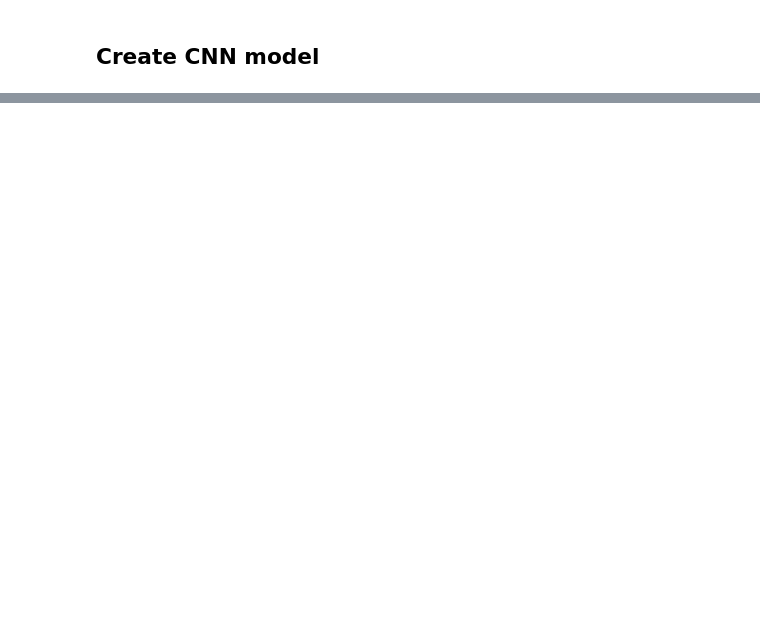
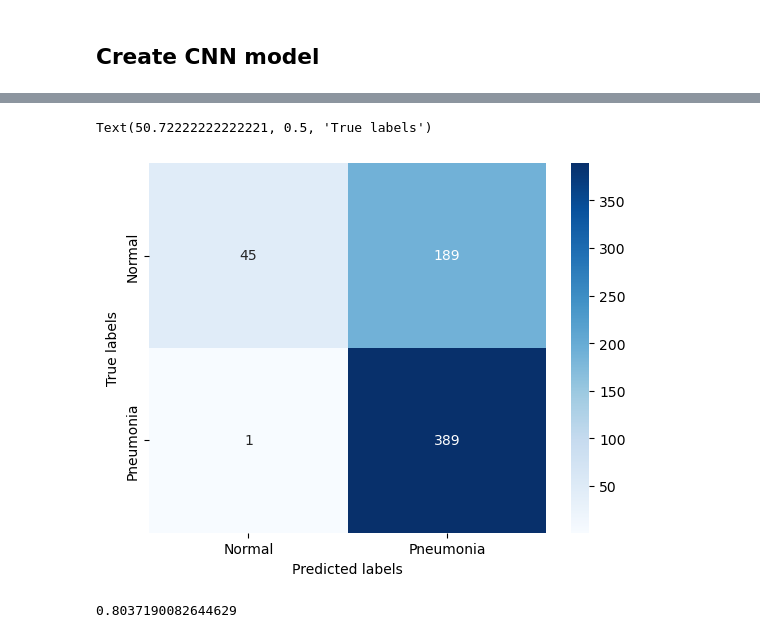
Before and after one commit to Raynobrak/heigvd-labos-arn, a Jupyter notebook: PW4/PW4_notebooks/CNN_pneumonia.ipynb, the cells around one changed output, grey strips where cells are left out. Saved outputs shown, nothing was run; the diff lists cells and outputs as text; code cells hidden in the pictures; blank space fills up the shorter version.

```diff
--- a/PW4/PW4_notebooks/CNN_pneumonia.ipynb
+++ b/PW4/PW4_notebooks/CNN_pneumonia.ipynb
@@ -153,0 +244,20 @@ val_labels = np.vstack(val_labels).squeeze().astype(int)
+# %%
+#Test set
+val_images_test = []
+val_labels_test = []
+
+for img, label in test_ds:
+  val_images_test.append(img)
+  val_labels_test.append(label)
+
+val_images_test = np.vstack(val_images_test)
+val_labels_test = np.vstack(val_labels_test).squeeze().astype(int)
+
+
+val_test_prediction = cnn.predict(val_images_test).squeeze().round().astype(int)
+val_test_confusion_matrix = confusion_matrix(val_labels_test, val_test_prediction)
+
+sns.heatmap(val_test_confusion_matrix, annot=True, fmt='d', cmap='Blues', xticklabels=['Normal', 'Pneumonia'], yticklabels=['Normal', 'Pneumonia'])
+plt.xlabel('Predicted labels')
+plt.ylabel('True labels')
+# %% [output]
@@ -153,0 +265,9 @@ val_labels = np.vstack(val_labels).squeeze().astype(int)
+Text(50.72222222222221, 0.5, 'True labels')
+[figure, added]
+# %%
+#F1 score
+from sklearn.metrics import f1_score
+
+f1_score(val_labels_test, val_test_prediction)
+# %% [output]
+0.8037190082644629
```
Also changed, not shown: parts of 14 cells of this notebook, 1 other file.
